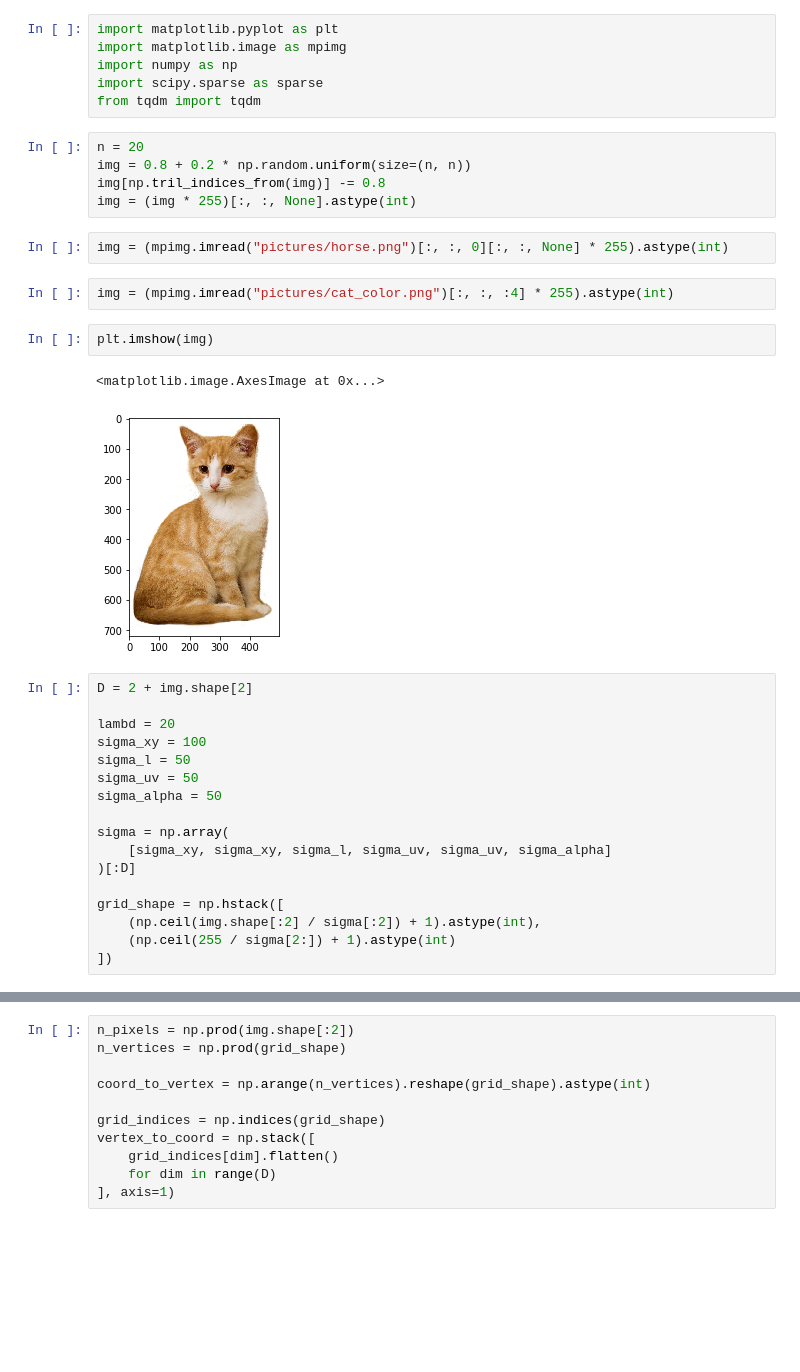
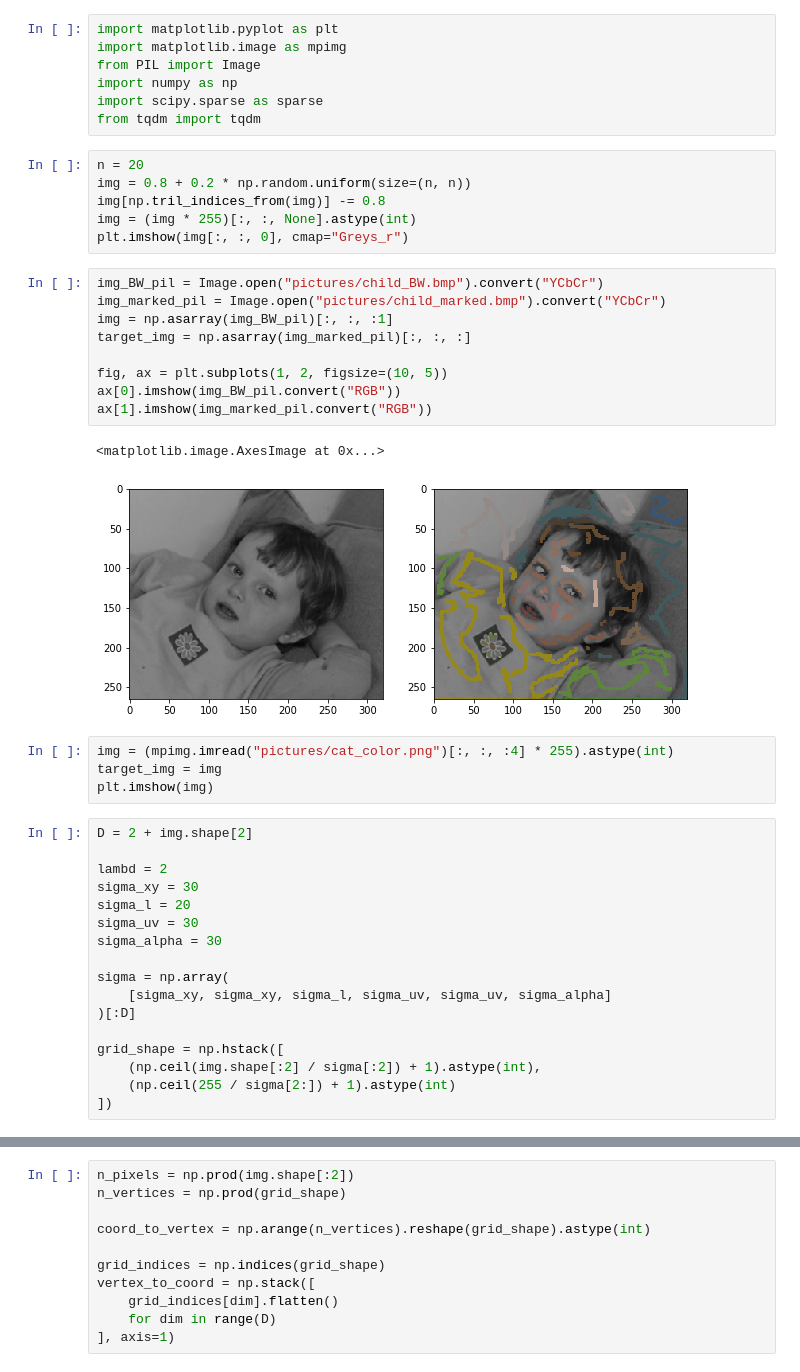
Before and after one commit to gdalle/TheFastBilateralSolver, a Jupyter notebook: FastBilateralSolver.ipynb, the cells around one changed output, grey strips where cells are left out. Saved outputs shown, nothing was run; the diff lists cells and outputs as text; blank space fills up the shorter version.

Commit message:
Working colorization

```diff
--- a/FastBilateralSolver.ipynb
+++ b/FastBilateralSolver.ipynb
@@ -1,6 +1,7 @@
 # %%
 import matplotlib.pyplot as plt
 import matplotlib.image as mpimg
+from PIL import Image
 import numpy as np
 import scipy.sparse as sparse
 from tqdm import tqdm
@@ -9,23 +10,31 @@ n = 20
 img = 0.8 + 0.2 * np.random.uniform(size=(n, n))
 img[np.tril_indices_from(img)] -= 0.8
 img = (img * 255)[:, :, None].astype(int)
+plt.imshow(img[:, :, 0], cmap="Greys_r")
+# %%
+img_BW_pil = Image.open("pictures/child_BW.bmp").convert("YCbCr")
+img_marked_pil = Image.open("pictures/child_marked.bmp").convert("YCbCr")
+img = np.asarray(img_BW_pil)[:, :, :1]
+target_img = np.asarray(img_marked_pil)[:, :, :]
+
+fig, ax = plt.subplots(1, 2, figsize=(10, 5))
+ax[0].imshow(img_BW_pil.convert("RGB"))
+ax[1].imshow(img_marked_pil.convert("RGB"))
+# %% [output]
+<matplotlib.image.AxesImage at 0x...>
+[figure, added]
 # %%
-img = (mpimg.imread("pictures/horse.png")[:, :, 0][:, :, None] * 255).astype(int)
+img = (mpimg.imread("pictures/cat_color.png")[:, :, :4] * 255).astype(int)
+target_img = img
+plt.imshow(img)
-# %%
-img = (mpimg.imread("pictures/cat_color.png")[:, :, :4] * 255).astype(int)
-# %%
-plt.imshow(img)
-# %% [output]
-<matplotlib.image.AxesImage at 0x...>
-[figure, removed]
 # %%
 D = 2 + img.shape[2]
 
-lambd = 20
-sigma_xy = 100
-sigma_l = 50
-sigma_uv = 50
-sigma_alpha = 50
+lambd = 2
+sigma_xy = 30
+sigma_l = 20
+sigma_uv = 30
+sigma_alpha = 30
 
 sigma = np.array(
     [sigma_xy, sigma_xy, sigma_l, sigma_uv, sigma_uv, sigma_alpha]
```
Also changed, not shown: parts of 7 cells of this notebook, 3 other files.
